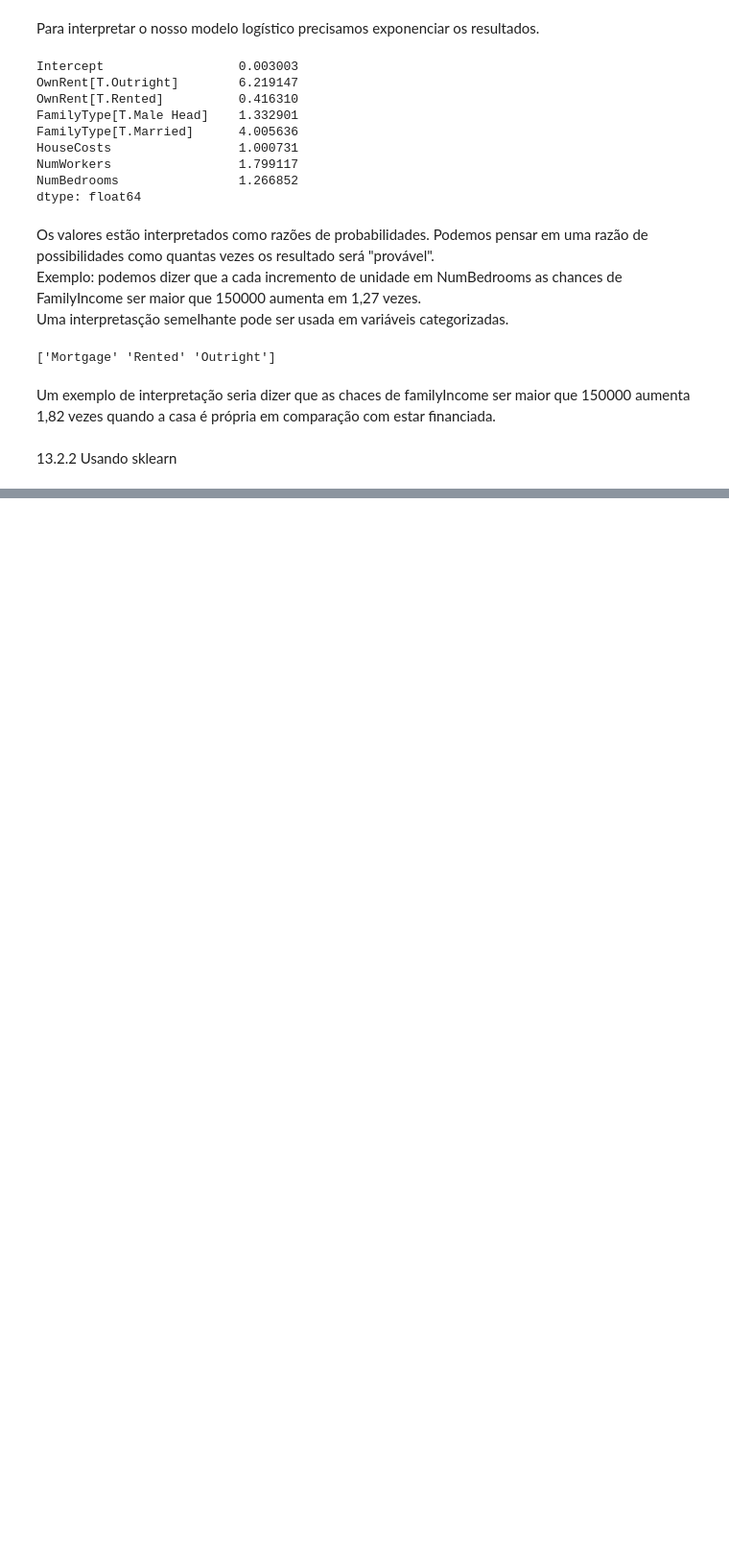
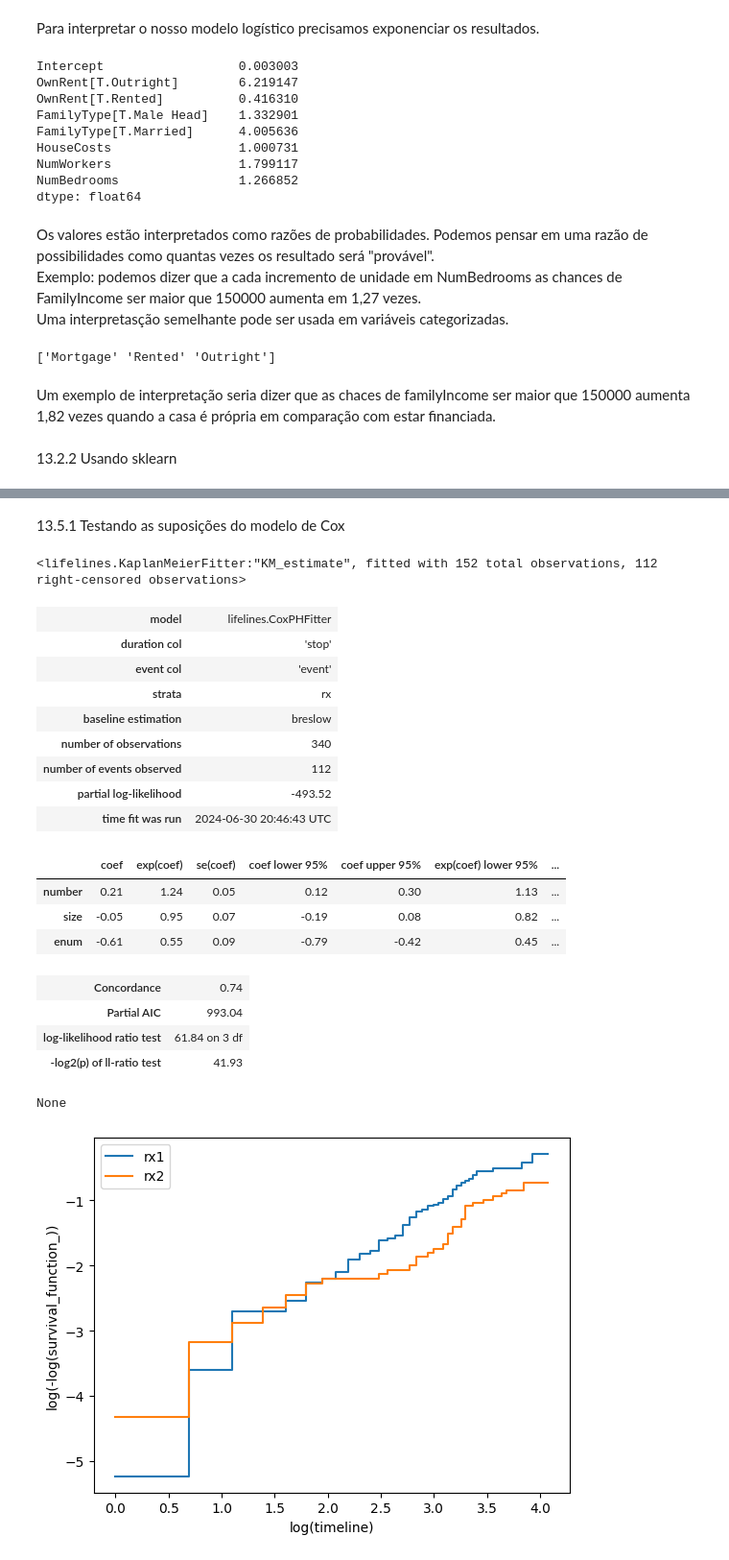
Before and after one commit to LuizGiehl/PFE_2, a Jupyter notebook: src/parteIV/cap13.ipynb, the cells around one changed output, grey strips where cells are left out. Shown: that part at 96% size. Cells and saved outputs as stored; diff of their text form; code cells hidden in the pictures; blank space fills up the shorter version.

```diff
--- a/src/parteIV/cap13.ipynb
+++ b/src/parteIV/cap13.ipynb
@@ -149,0 +390,4 @@ Um exemplo de interpretação seria dizer que as chaces de familyIncome ser maio
+# %%
+from lifelines import CoxPHFitter
+
+cph = CoxPHFitter()
@@ -149,0 +423,50 @@ Um exemplo de interpretação seria dizer que as chaces de familyIncome ser maio
+# %% [markdown]
+13.5.1 Testando as suposições do modelo de Cox
+# %%
+rx1 = bladder.loc[bladder['rx'] == 1]
+rx2 = bladder.loc[bladder['rx'] == 2]
+
+kmf1 = KaplanMeierFitter()
+kmf1.fit(rx1['stop'], event_observed=rx1['event'])
+
+kmf2 = KaplanMeierFitter()
+kmf2.fit(rx2['stop'], event_observed=rx2['event'])
+# %% [output]
+<lifelines.KaplanMeierFitter:"KM_estimate", fitted with 152 total observations, 112 right-censored observations>
+# %%
+fig, axes = plt.subplots()
+
+#coloca as duas plotagens nos mesmos eixos
+kmf1.plot_loglogs(ax=axes)
+kmf2.plot_loglogs(ax=axes)
+
+axes.legend(['rx1', 'rx2'])
+
+#como as linhas se cruzam faz sentido estratificar nossa análise
+cph_strat = CoxPHFitter()
+cph_strat.fit(cph_bladder_df, duration_col='stop', event_col='event',
+              strata=['rx'])
+
+print(cph_strat.print_summary())
+
+plt.show()
+# %% [output]
+| model | lifelines.CoxPHFitter |
+| duration col | 'stop' |
+| event col | 'event' |
+| strata | rx |
+| baseline estimation | breslow |
+| number of observations | 340 |
+| number of events observed | 112 |
+| partial log-likelihood | -493.52 |
+| time fit was run | 2024-06-30 20:46:43 UTC |
+|  | coef | exp(coef) | se(coef) | coef lower 95% | coef upper 95% | exp(coef) lower 95% | ... |
+| number | 0.21 | 1.24 | 0.05 | 0.12 | 0.30 | 1.13 | ... |
+| size | -0.05 | 0.95 | 0.07 | -0.19 | 0.08 | 0.82 | ... |
+| enum | -0.61 | 0.55 | 0.09 | -0.79 | -0.42 | 0.45 | ... |
+| Concordance | 0.74 |
+| Partial AIC | 993.04 |
+| log-likelihood ratio test | 61.84 on 3 df |
+| -log2(p) of ll-ratio test | 41.93 |
+None
+[figure, added]
```
Also changed, not shown: parts of 42 cells of this notebook.
